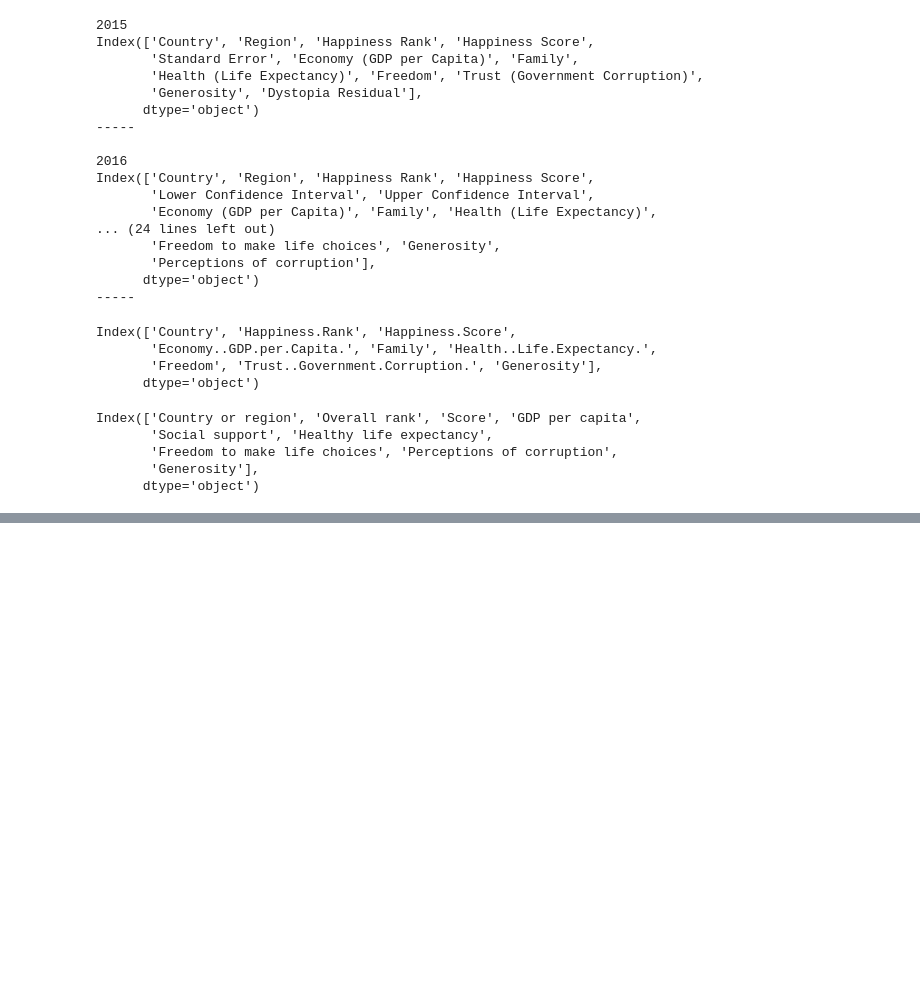
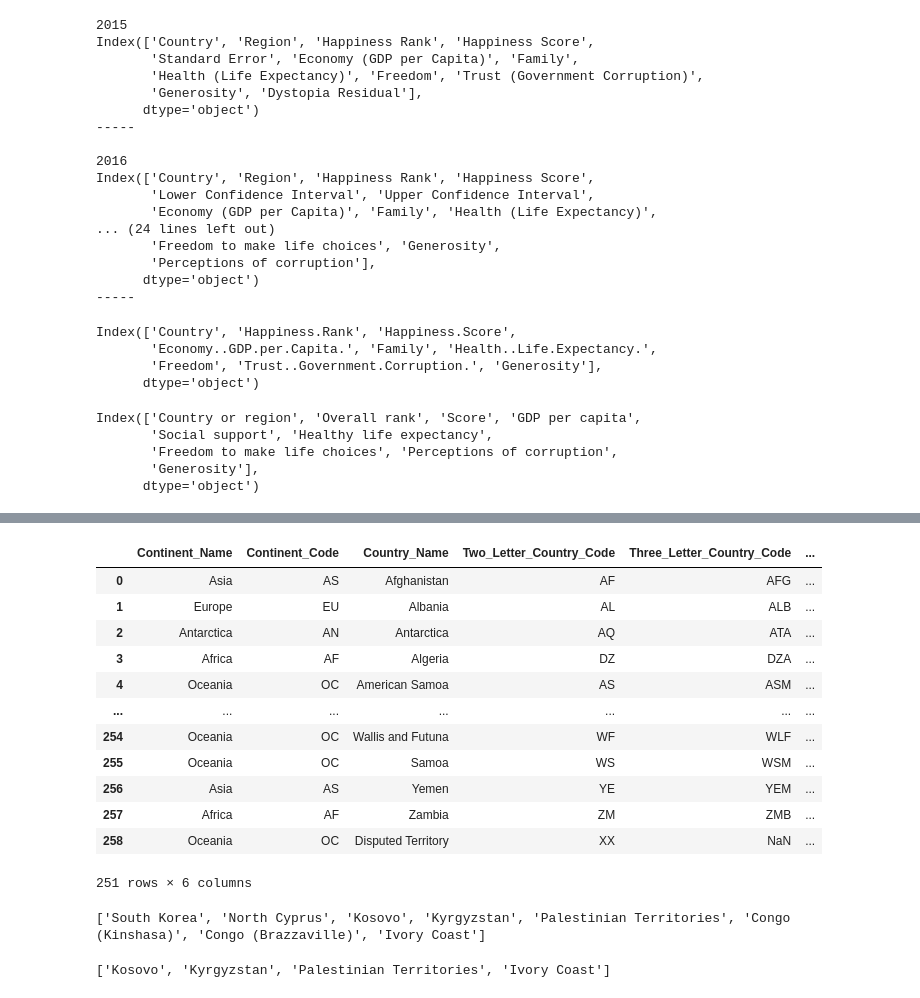
Before and after one commit to mactzu/STDs, a Jupyter notebook: work/yann/Project-Work.ipynb, the cells around one changed output, grey strips where cells are left out. Saved outputs shown, nothing was run; the diff lists cells and outputs as text; code cells hidden in the pictures; blank space fills up the shorter version.

```diff
--- a/work/yann/Project-Work.ipynb
+++ b/work/yann/Project-Work.ipynb
@@ -89,0 +144,9 @@ happy_pd.head()
+# %%
+# import continent csv
+continent=os.path.join('..','data','country-and-continent-codes-list-csv_csv.csv')
+continent_df=pd.read_csv(continent)
+# %%
+# drop duplicate country code
+continent_df=continent_df.drop_duplicates(subset =["Three_Letter_Country_Code"],
+                     keep = 'first')
+continent_df.head()
@@ -89,0 +160,19 @@ happy_pd.head()
+# %%
+for ind,row in continent_df.iterrows():
+    continent_df.loc[ind,'Country_Name']=continent_df.loc[ind,'Country_Name'].split(',')[0]
+    continent_df.loc[ind,'Country_Name']=continent_df.loc[ind,'Country_Name'].split('(')[0]
+continent_df
+# %% [output]
+|  | Continent_Name | Continent_Code | Country_Name | Two_Letter_Country_Code | Three_Letter_Country_Code | ... |
+| 0 | Asia | AS | Afghanistan | AF | AFG | ... |
+| 1 | Europe | EU | Albania | AL | ALB | ... |
+| 2 | Antarctica | AN | Antarctica | AQ | ATA | ... |
+| 3 | Africa | AF | Algeria | DZ | DZA | ... |
+| 4 | Oceania | OC | American Samoa | AS | ASM | ... |
+| ... | ... | ... | ... | ... | ... | ... |
+| 254 | Oceania | OC | Wallis and Futuna | WF | WLF | ... |
+| 255 | Oceania | OC | Samoa | WS | WSM | ... |
+| 256 | Asia | AS | Yemen | YE | YEM | ... |
+| 257 | Africa | AF | Zambia | ZM | ZMB | ... |
+| 258 | Oceania | OC | Disputed Territory | XX | NaN | ... |
+251 rows × 6 columns
@@ -89,0 +186,9 @@ happy_pd.head()
+# %%
+# find countries without a country code from the main dataframe
+miscountry=[]
+for i in happyall['country']:
+    if (len(i)>3) and i not in miscountry:
+        miscountry.append(i)
+print(miscountry)
+# %% [output]
+['South Korea', 'North Cyprus', 'Kosovo', 'Kyrgyzstan', 'Palestinian Territories', 'Congo (Kinshasa)', 'Congo (Brazzaville)', 'Ivory Coast']
@@ -89,0 +204,9 @@ happy_pd.head()
+# %%
+# find all missed countries again
+miscountry=[]
+for i in happyall['country']:
+    if (len(i)>3) and i not in miscountry:
+        miscountry.append(i)
+print(miscountry)
+# %% [output]
+['Kosovo', 'Kyrgyzstan', 'Palestinian Territories', 'Ivory Coast']
```
Also changed, not shown: parts of 22 cells of this notebook, 1 other file.
